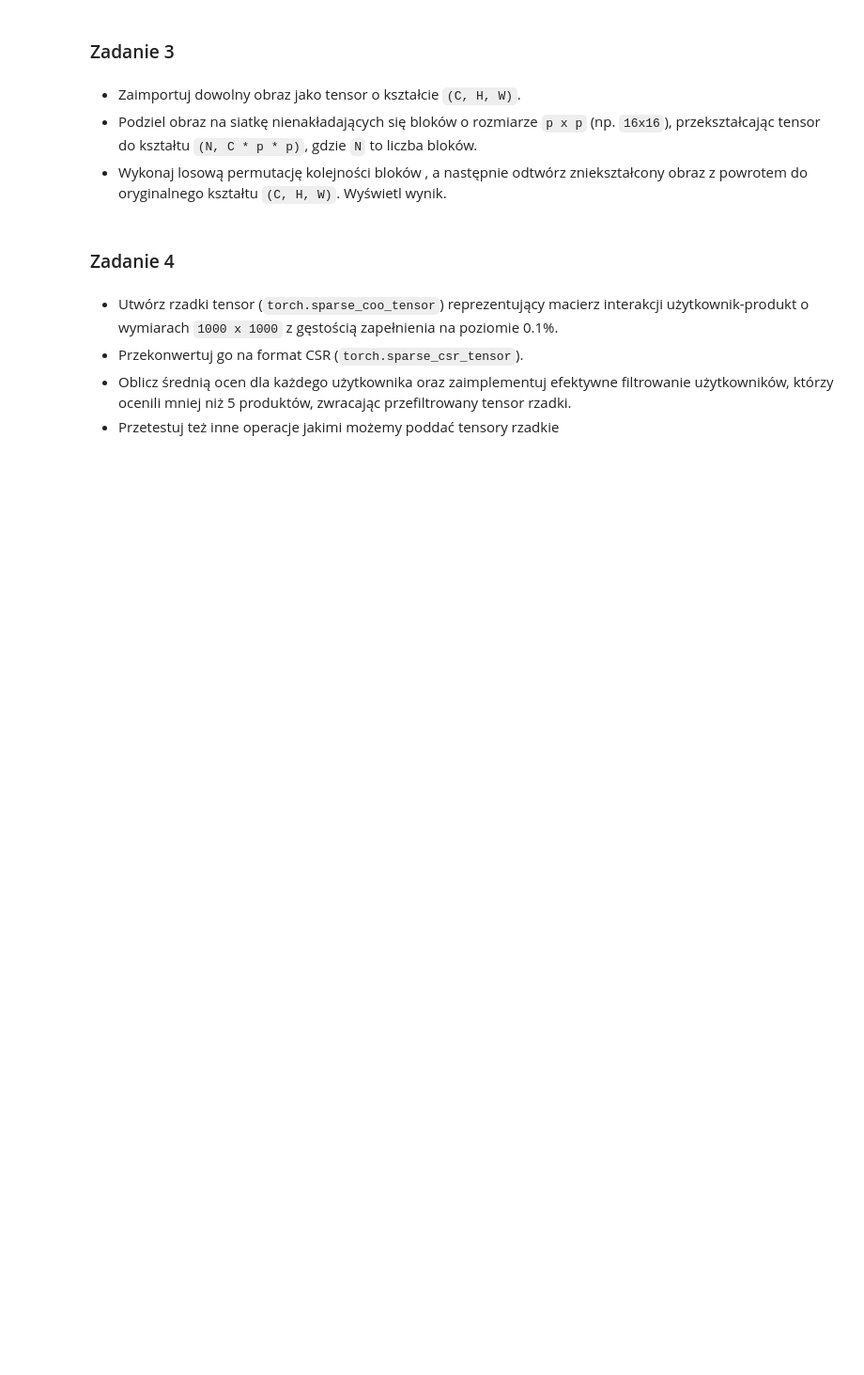
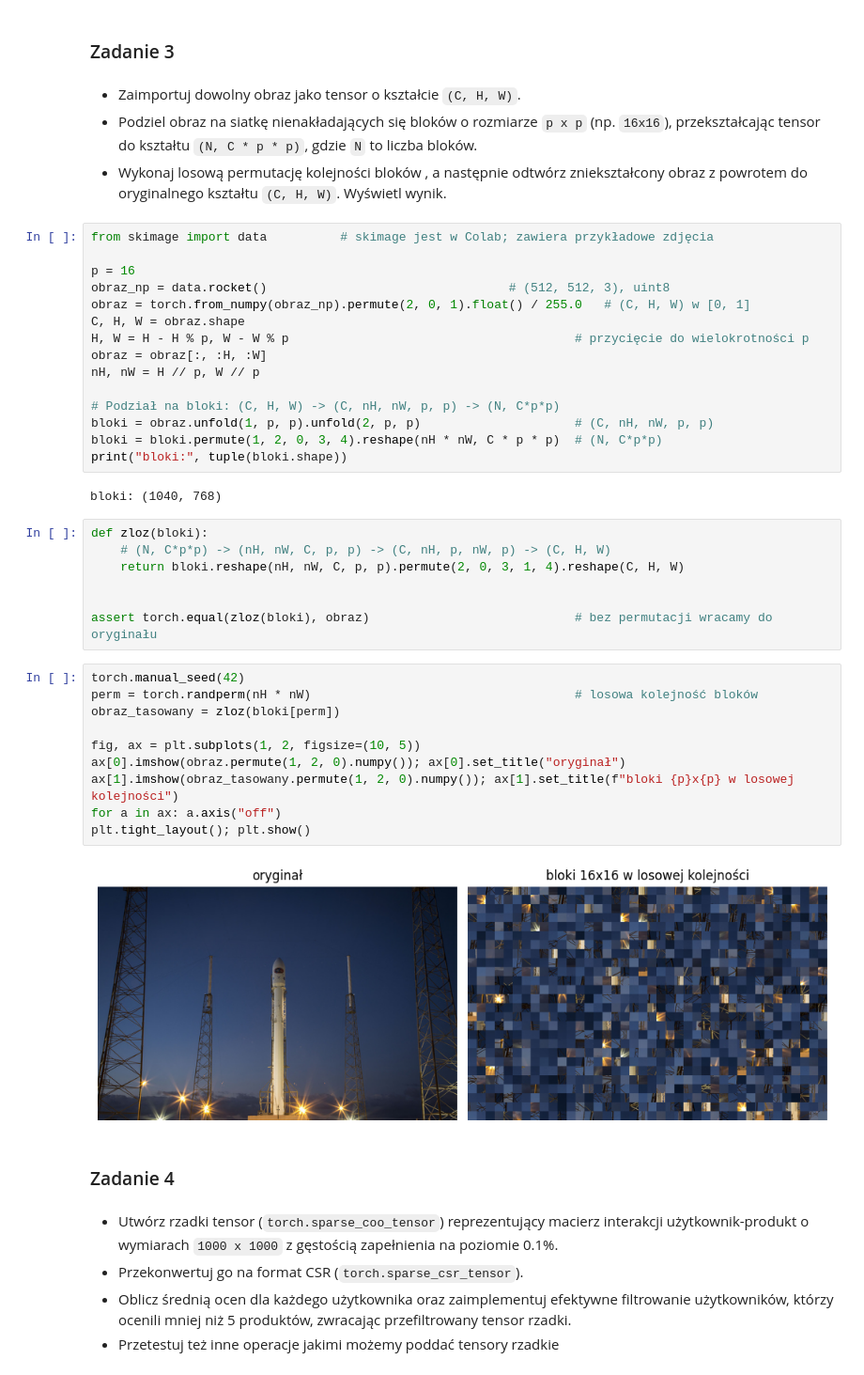
Before and after one commit to 50skydie/Uczenie-glebokie-i-jego-zastosowania, a Jupyter notebook: Pytorch_wprowadzenie.ipynb, the cells around one changed output. Shown at 94% size. Drawn from its saved outputs; the diff is of its cells as text; blank space fills up the shorter version.

```diff
--- a/Pytorch_wprowadzenie.ipynb
+++ b/Pytorch_wprowadzenie.ipynb
@@ -310,6 +397,42 @@ gdzie $\varepsilon \sim \mathcal{N}(0, 1)$ używając tensorów PyTorch.
 * Zaimportuj dowolny obraz jako tensor o kształcie `(C, H, W)`.
 * Podziel obraz na siatkę nienakładających się bloków o rozmiarze `p x p` (np. `16x16`), przekształcając tensor do kształtu `(N, C * p * p)`, gdzie `N` to liczba bloków.
 * Wykonaj losową permutację kolejności bloków , a następnie odtwórz zniekształcony obraz z powrotem do oryginalnego kształtu `(C, H, W)`. Wyświetl wynik.
+# %%
+from skimage import data          # skimage jest w Colab; zawiera przykładowe zdjęcia
+
+p = 16
+obraz_np = data.rocket()                                 # (512, 512, 3), uint8
+obraz = torch.from_numpy(obraz_np).permute(2, 0, 1).float() / 255.0   # (C, H, W) w [0, 1]
+C, H, W = obraz.shape
+H, W = H - H % p, W - W % p                                       # przycięcie do wielokrotności p
+obraz = obraz[:, :H, :W]
+nH, nW = H // p, W // p
+
+# Podział na bloki: (C, H, W) -> (C, nH, nW, p, p) -> (N, C*p*p)
+bloki = obraz.unfold(1, p, p).unfold(2, p, p)                     # (C, nH, nW, p, p)
+bloki = bloki.permute(1, 2, 0, 3, 4).reshape(nH * nW, C * p * p)  # (N, C*p*p)
+print("bloki:", tuple(bloki.shape))
+# %% [output]
+bloki: (1040, 768)
+# %%
+def zloz(bloki):
+    # (N, C*p*p) -> (nH, nW, C, p, p) -> (C, nH, p, nW, p) -> (C, H, W)
+    return bloki.reshape(nH, nW, C, p, p).permute(2, 0, 3, 1, 4).reshape(C, H, W)
+
+
+assert torch.equal(zloz(bloki), obraz)                            # bez permutacji wracamy do oryginału
+# %%
+torch.manual_seed(42)
+perm = torch.randperm(nH * nW)                                    # losowa kolejność bloków
+obraz_tasowany = zloz(bloki[perm])
+
+fig, ax = plt.subplots(1, 2, figsize=(10, 5))
+ax[0].imshow(obraz.permute(1, 2, 0).numpy()); ax[0].set_title("oryginał")
+ax[1].imshow(obraz_tasowany.permute(1, 2, 0).numpy()); ax[1].set_title(f"bloki {p}x{p} w losowej kolejności")
+for a in ax: a.axis("off")
+plt.tight_layout(); plt.show()
+# %% [output]
+[figure, added]
 # %% [markdown]
 ### Zadanie 4
 # %% [markdown]
```
Also changed, not shown: parts of 14 cells of this notebook.
